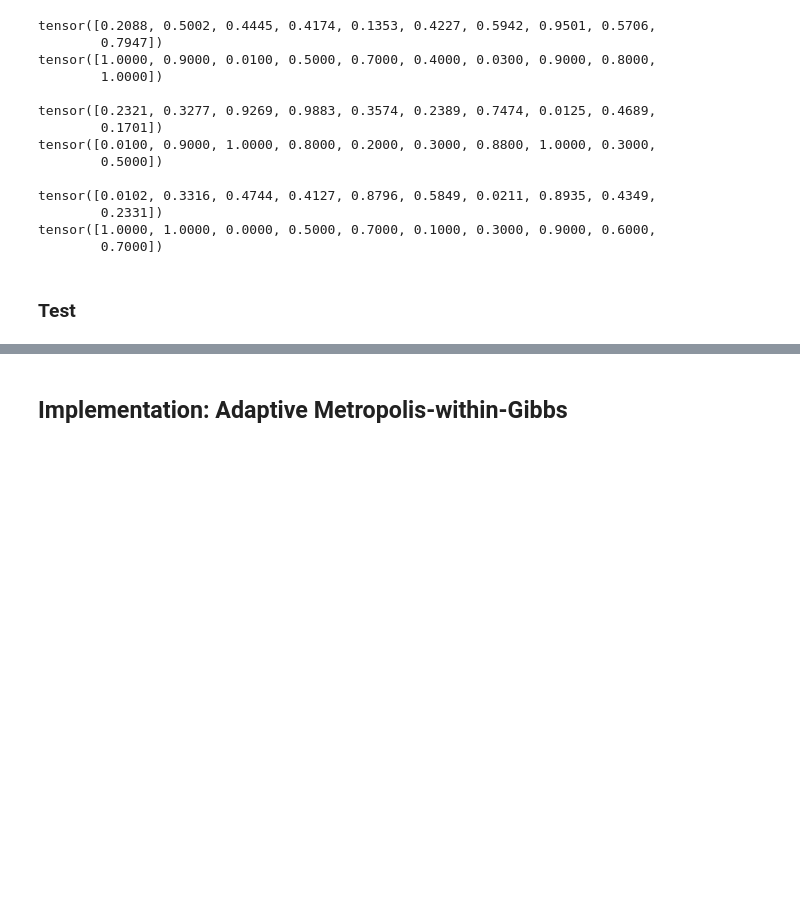
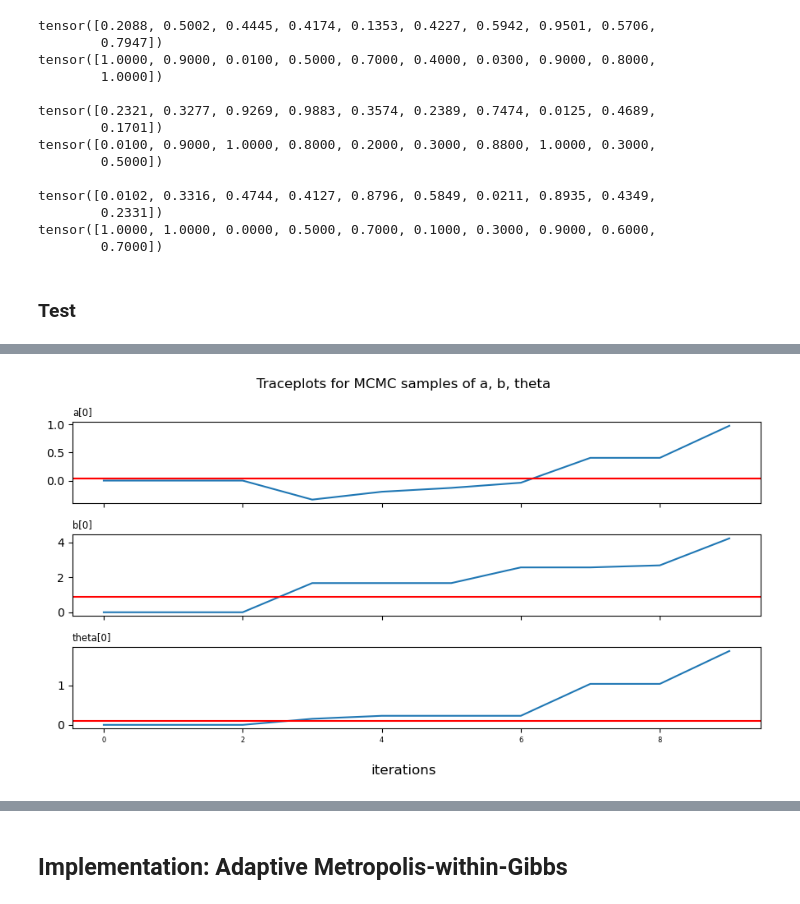
Before and after one commit to ghostpress/edu-IRT-MCMC, a Jupyter notebook: src/samplers/Metropolis-within-Gibbs.ipynb, the cells around one changed output, grey strips where cells are left out. Cells and saved outputs as stored; diff of their text form; code cells hidden in the pictures; blank space fills up the shorter version.

```diff
--- a/src/samplers/Metropolis-within-Gibbs.ipynb
+++ b/src/samplers/Metropolis-within-Gibbs.ipynb
@@ -320,7 +320,7 @@ tensor([1.0000, 1.0000, 0.0000, 0.5000, 0.7000, 0.1000, 0.3000, 0.9000, 0.6000,
 ### Test
 # %%
 # TEST
-N = 5000  # iterations
+N = 10 #5000  # iterations
 I = 100   # exam items
 P = 1000  # pupils
 sigmasq_a, sigmasq_b, sigmasq_t = torch.tensor([1.0]), torch.tensor([1.0]), torch.tensor([1.0])  # priors
@@ -385,24 +403,26 @@ print(true_theta)
 # %%
 # Traceplots of samples
-fig, (ax1, ax2, ax3) = plt.subplots(nrows=3, figsize=(9,5), sharex=True)
-fig.suptitle('Traceplots for MCMC samples of a, b, theta')
+fig1, (ax1, ax2, ax3) = plt.subplots(nrows=3, figsize=(9,5), sharex=True)
+fig1.suptitle('Traceplots for MCMC samples of a, b, theta')
 
 t = range(N)
 
 ax1.plot(t, samples_[0][:,0])
 ax1.axhline(true_a[0], color="red")
 plt.tick_params('x', labelsize=6)
 ax1.set_title("a[0]", fontsize='small', loc='left')
 
 ax2.plot(t, samples_[1][:,0])
 ax2.axhline(true_b[0], color="red")
 ax2.set_title("b[0]", fontsize='small', loc='left')
 
 plt.plot(t, samples_[2][:,0])
 ax3.axhline(true_theta[0], color="red")
 ax3.set_title("theta[0]", fontsize='small', loc='left')
 
-fig.supxlabel('iterations')
-fig.tight_layout()
+fig1.supxlabel('iterations')
+fig1.tight_layout()
 plt.show()
+# %% [output]
+[figure, added]
 # %%
```
Also changed, not shown: parts of 6 cells of this notebook.
